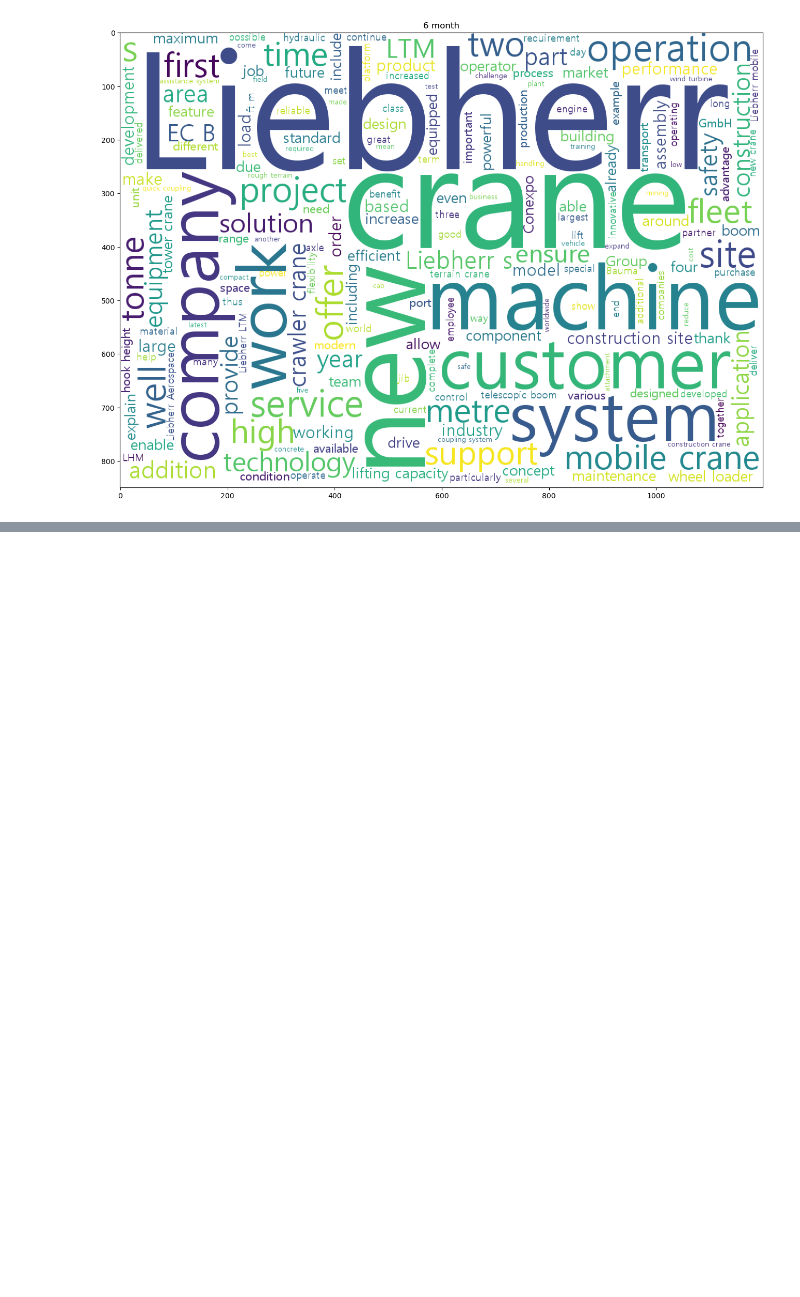
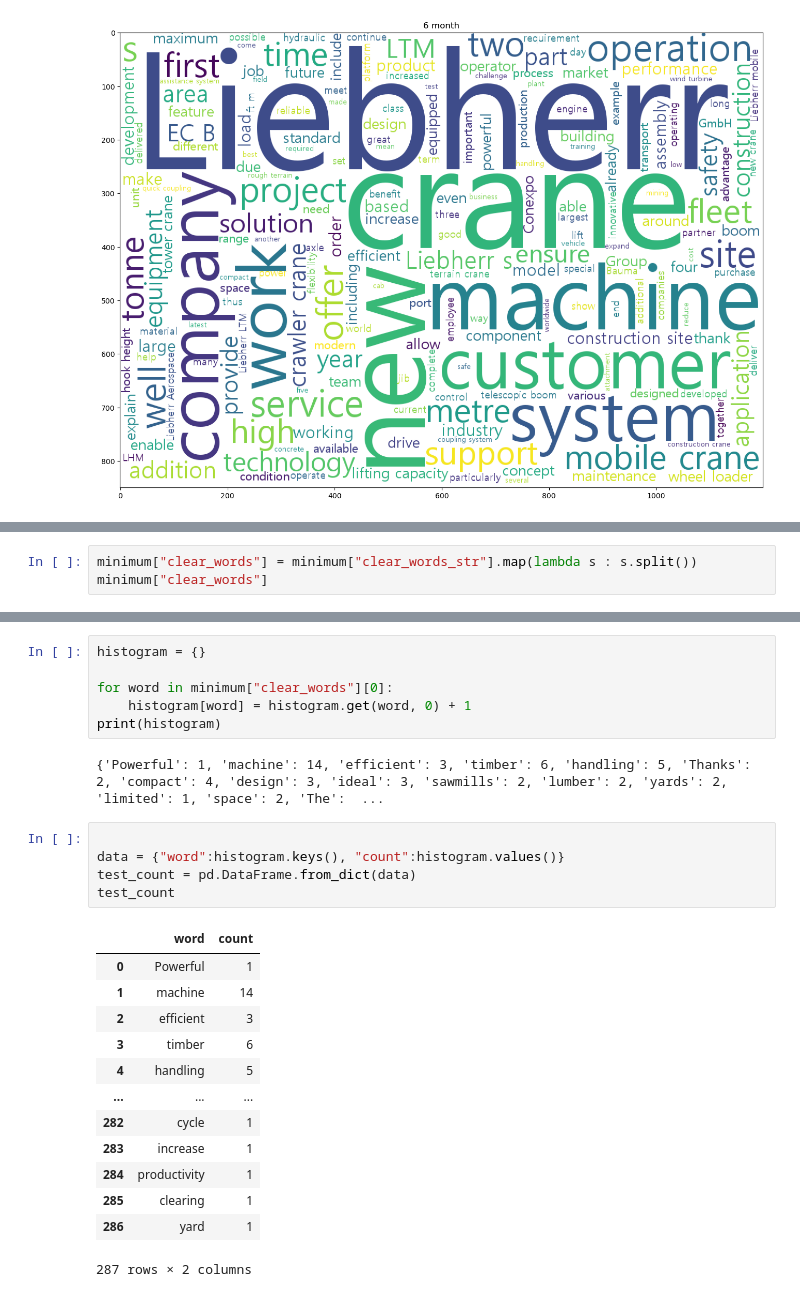
Before and after one commit to CE-MarketSensing/ConstructionEquipment, a Jupyter notebook: textmining/liebherr_test.ipynb, the cells around one changed output, grey strips where cells are left out. Drawn from its saved outputs; the diff is of its cells as text; blank space fills up the shorter version.

```diff
--- a/textmining/liebherr_test.ipynb
+++ b/textmining/liebherr_test.ipynb
@@ -347,0 +351,3 @@ plt.imshow(wc.generate(" ".join(list(minimum["clear_words_str"]))))
+# %%
+minimum["clear_words"] = minimum["clear_words_str"].map(lambda s : s.split())
+minimum["clear_words"]
@@ -347,0 +387,27 @@ plt.imshow(wc.generate(" ".join(list(minimum["clear_words_str"]))))
+# %%
+histogram = {}
+
+for word in minimum["clear_words"][0]:
+    histogram[word] = histogram.get(word, 0) + 1
+print(histogram)
+# %% [output]
+{'Powerful': 1, 'machine': 14, 'efficient': 3, 'timber': 6, 'handling': 5, 'Thanks': 2, 'compact': 4, 'design': 3, 'ideal': 3, 'sawmills': 2, 'lumber': 2, 'yards': 2, 'limited': 1, 'space': 2, 'The':  ...
+# %%
+
+data = {"word":histogram.keys(), "count":histogram.values()}
+test_count = pd.DataFrame.from_dict(data)
+test_count
+# %% [output]
+|  | word | count |
+| 0 | Powerful | 1 |
+| 1 | machine | 14 |
+| 2 | efficient | 3 |
+| 3 | timber | 6 |
+| 4 | handling | 5 |
+| ... | ... | ... |
+| 282 | cycle | 1 |
+| 283 | increase | 1 |
+| 284 | productivity | 1 |
+| 285 | clearing | 1 |
+| 286 | yard | 1 |
+287 rows × 2 columns
```
Also changed, not shown: parts of 5 cells of this notebook.
